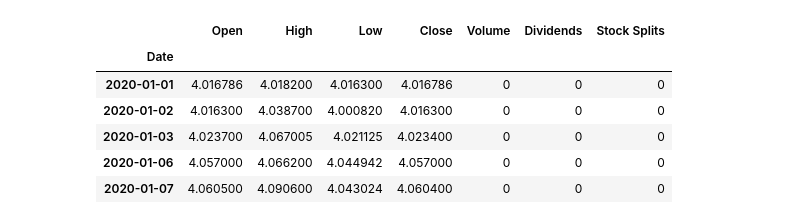
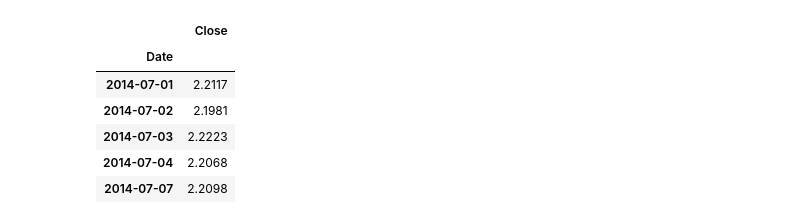
Before and after one commit to jvataidee/DataAnalysis, a Jupyter notebook: Analise_Financeira_Mercado_Gado_de_Corte.ipynb, the cells around one changed output. Saved outputs shown, nothing was run; the diff lists cells and outputs as text; code cells hidden in the pictures.

```diff
--- a/Analise_Financeira_Mercado_Gado_de_Corte.ipynb
+++ b/Analise_Financeira_Mercado_Gado_de_Corte.ipynb
@@ -40,13 +67,13 @@ sns.set()
 # %%
 #Importar historico do dollar
 doll = yf.Ticker("USDBRL=x")
-dollar = doll.history(start ="2020-01-01", end ="2020-12-31" )
+dollar = pd.DataFrame(doll.history(start ="2014-07-01", end ="2021-07-01" ).Close)
 dollar.head()
 # %% [output]
-|  | Open | High | Low | Close | Volume | Dividends | Stock Splits |
-| Date |  |  |  |  |  |  |  |
-| 2020-01-01 | 4.016786 | 4.018200 | 4.016300 | 4.016786 | 0 | 0 | 0 |
-| 2020-01-02 | 4.016300 | 4.038700 | 4.000820 | 4.016300 | 0 | 0 | 0 |
-| 2020-01-03 | 4.023700 | 4.067005 | 4.021125 | 4.023400 | 0 | 0 | 0 |
-| 2020-01-06 | 4.057000 | 4.066200 | 4.044942 | 4.057000 | 0 | 0 | 0 |
-| 2020-01-07 | 4.060500 | 4.090600 | 4.043024 | 4.060400 | 0 | 0 | 0 |
+|  | Close |
+| Date |  |
+| 2014-07-01 | 2.2117 |
+| 2014-07-02 | 2.1981 |
+| 2014-07-03 | 2.2223 |
+| 2014-07-04 | 2.2068 |
+| 2014-07-07 | 2.2098 |
```
Also changed, not shown: parts of 13 cells of this notebook.
